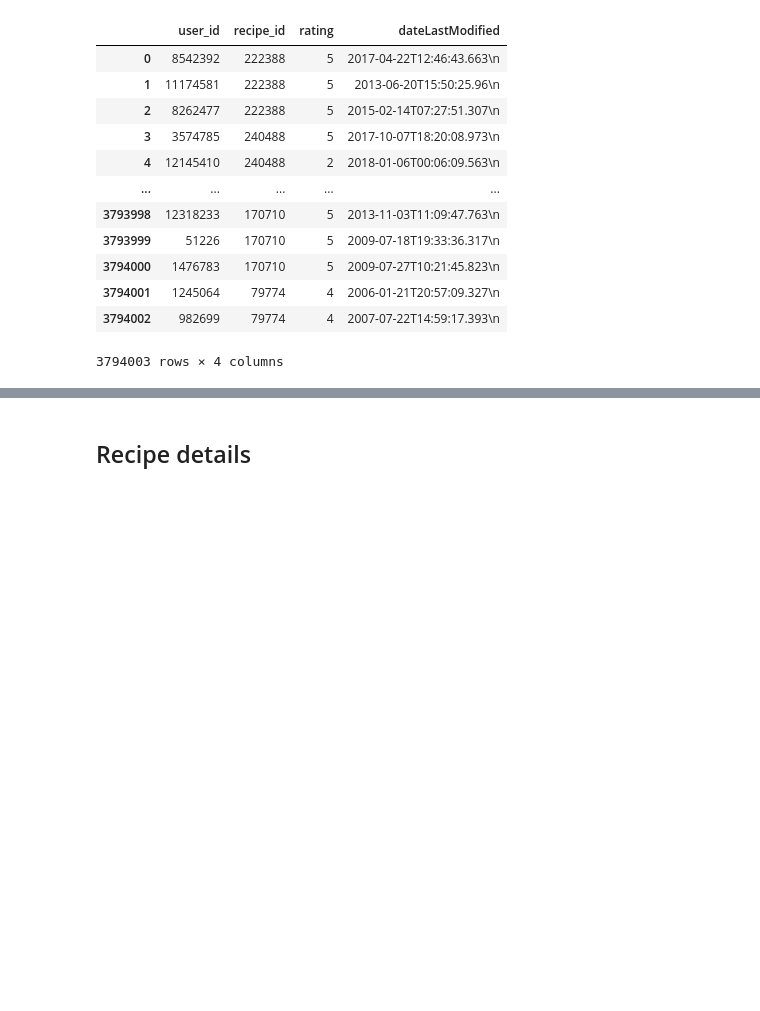
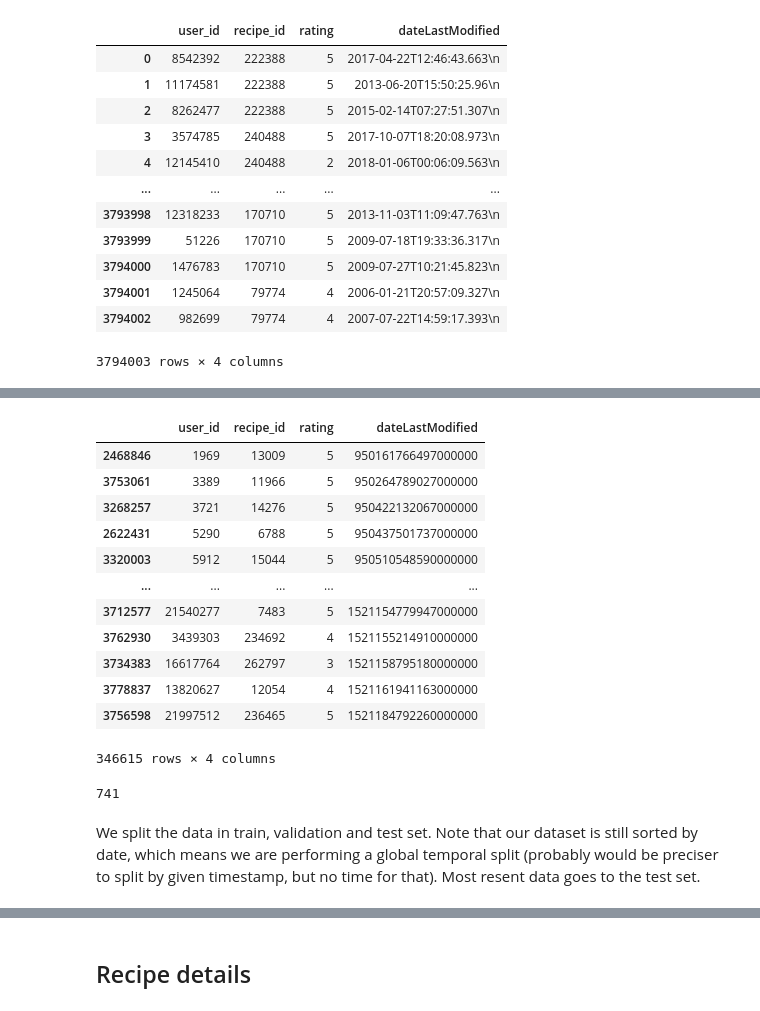
Before and after one commit to dtuleva/Recipe_Recommendation_System, a Jupyter notebook: RRS_Dataset_Manipulation.ipynb, the cells around one changed output, grey strips where cells are left out. Drawn from its saved outputs; the diff is of its cells as text; code cells hidden in the pictures; blank space fills up the shorter version.

```diff
--- a/RRS_Dataset_Manipulation.ipynb
+++ b/RRS_Dataset_Manipulation.ipynb
@@ -68,3 +82,28 @@ interactions.sort_values(by=["dateLastModified"])
+# %%
+interactions.dateLastModified = interactions.dateLastModified.astype(dtype="int64")
+# %%
+interactions
+# %% [output]
+|  | user_id | recipe_id | rating | dateLastModified |
+| 2468846 | 1969 | 13009 | 5 | 950161766497000000 |
+| 3753061 | 3389 | 11966 | 5 | 950264789027000000 |
+| 3268257 | 3721 | 14276 | 5 | 950422132067000000 |
+| 2622431 | 5290 | 6788 | 5 | 950437501737000000 |
+| 3320003 | 5912 | 15044 | 5 | 950510548590000000 |
+| ... | ... | ... | ... | ... |
+| 3712577 | 21540277 | 7483 | 5 | 1521154779947000000 |
+| 3762930 | 3439303 | 234692 | 4 | 1521155214910000000 |
+| 3734383 | 16617764 | 262797 | 3 | 1521158795180000000 |
+| 3778837 | 13820627 | 12054 | 4 | 1521161941163000000 |
+| 3756598 | 21997512 | 236465 | 5 | 1521184792260000000 |
+346615 rows × 4 columns
+# %%
+# check one more time
+len(interactions.recipe_id.unique())
+# %% [output]
+741
+# %% [markdown]
+We split the data in train, validation and test set. Note that our dataset is still sorted by date, which means we are performing a global temporal split (probably would be preciser to split by given timestamp, but no time for that). Most resent data goes to the test set.
 # %%
 test_set_size = 10_000
 
```
Also changed, not shown: parts of 24 cells of this notebook.
